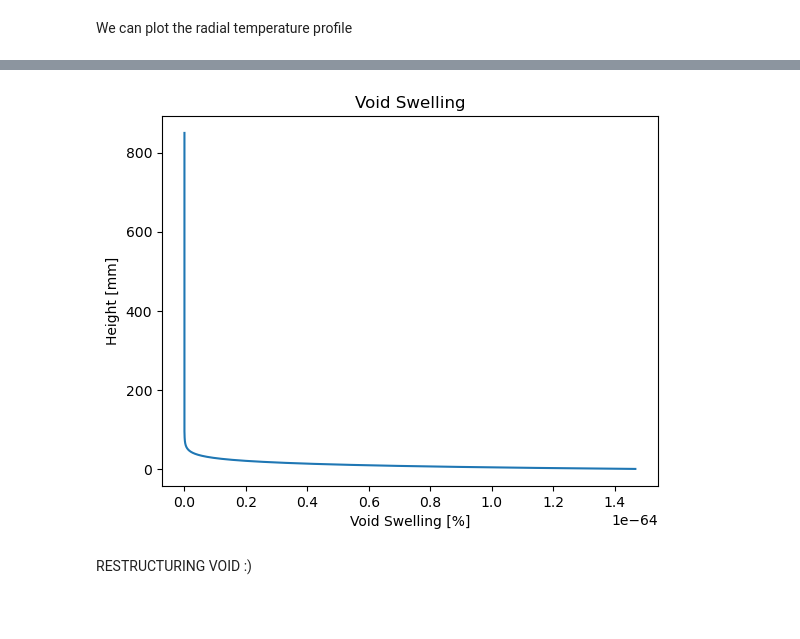
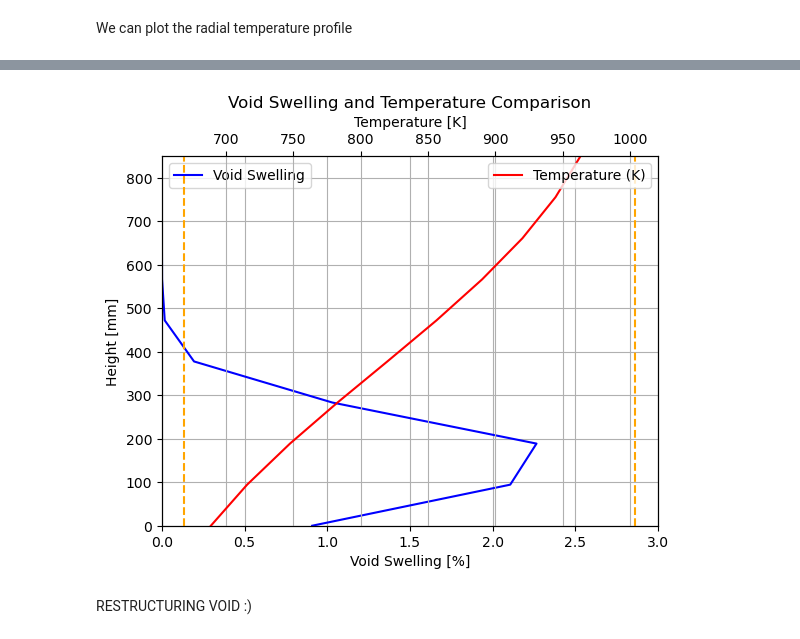
Before and after one commit to simo-pagliu/NDT-Homeworks, a Jupyter notebook: Homework.ipynb, the cells around one changed output, grey strips where cells are left out. Saved outputs shown, nothing was run; the diff lists cells and outputs as text; code cells hidden in the pictures; blank space fills up the shorter version.

```diff
--- a/Homework.ipynb
+++ b/Homework.ipynb
@@ -413,14 +413,40 @@ plt.show()
-# %%
-void_swell = f.void_swelling(vars.T_map, Geometrical_Data, ThermoHydraulics)
-
-# Create plot
-plt.plot(np.array(void_swell)*100, vars.T_map.h[:,0]*1000, label='Void Swelling')
-plt.title('Void Swelling')
-plt.xlabel('Void Swelling [%]')
-plt.ylabel('Height [mm]')
-plt.show()
-# %% [output]
-[figure, removed]
+# %%
+void_swell = f.void_swelling(vars.T_map, Geometrical_Data, ThermoHydraulics)
+
+# Calculate void swelling and average temperature
+void_swell = np.array(void_swell)
+avg_temp = np.mean(vars.T_map.T[:, 0])
+y_axis = vars.T_map.h[:, 0] * 1e3
+
+# Create the main plot for Void Swelling
+fig, ax1 = plt.subplots()
+
+# Plot Void Swelling
+ax1.plot(void_swell, y_axis, label='Void Swelling', color='blue')
+ax1.set_xlabel('Void Swelling [%]')
+ax1.set_ylabel('Height [mm]')
+ax1.grid(True)
+ax1.set_xlim(0, 3)
+
+# Create a secondary x-axis sharing the same y-axis for Temperature
+ax2 = ax1.twiny()
+ax2.plot(vars.T_map.T[:, 0], y_axis, label=f'Temperature (K)', color='red')
+ax2.set_xlabel('Temperature [K]')
+ax2.grid(True)
+# ax2.set_xlim(min(vars.T_map.T[:, 0]), max(vars.T_map.T[:, 0]))
+
+# Add the legend and title
+ax1.legend(loc='upper left')
+ax2.legend(loc='upper right')
+plt.title('Void Swelling and Temperature Comparison')
+plt.ylim(0, 850)
+plt.axvline(Cladding_Proprieties.Melting_Temperature * 0.4, color='orange', linestyle='--', label='30% Melting Temperature')
+plt.axvline(Cladding_Proprieties.Melting_Temperature * 0.6, color='orange', linestyle='--', label='60% Melting Temperature')
+
+# Show the plot
+plt.show()
+# %% [output]
+[figure, added]
 # %% [markdown]
 RESTRUCTURING VOID :)
 # %%
```
Also changed, not shown: parts of 7 cells of this notebook, 1 other file.
